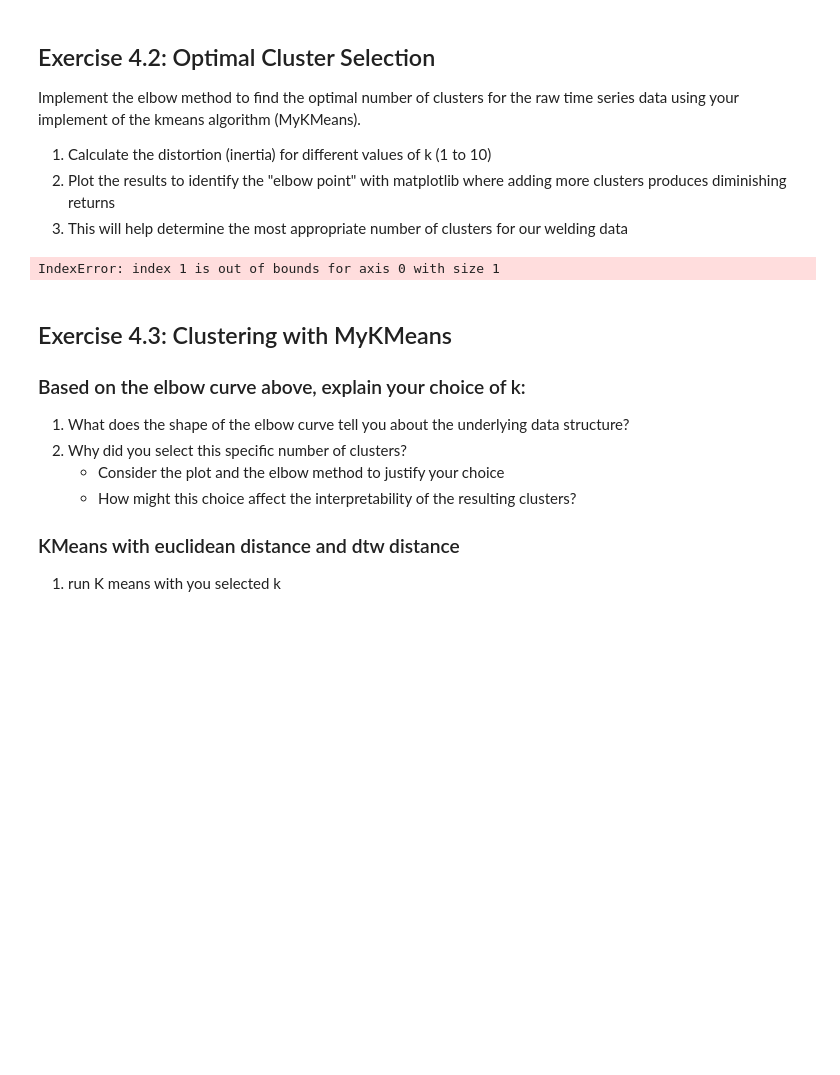
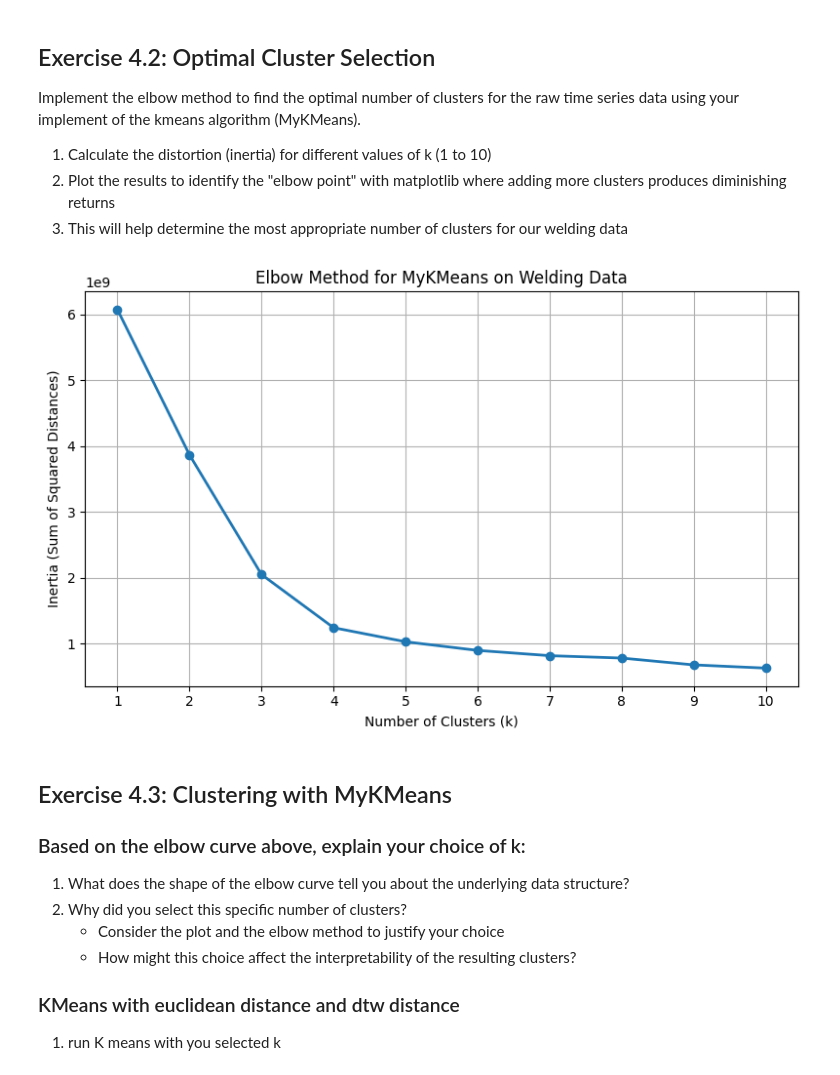
Before and after one commit to Lars-Hendrik2701/AMLProjectPart1, a Jupyter notebook: ex_04_clustering.ipynb, the cells around one changed output. Saved outputs shown, nothing was run; the diff lists cells and outputs as text; code cells hidden in the pictures; blank space fills up the shorter version.

```diff
--- a/ex_04_clustering.ipynb
+++ b/ex_04_clustering.ipynb
@@ -34,45 +34,46 @@ Implement the elbow method to find the optimal number of clusters for the raw ti
 2. Plot the results to identify the "elbow point" with matplotlib where adding more clusters produces diminishing returns
 3. This will help determine the most appropriate number of clusters for our welding data
 # %%
-def elbow_method(X, max_clusters=10, distance_metric="euclidean"):
+# 1) Flatten 3D time-series into 2D feature matrix once
+X_flat = data.reshape(data.shape[0], -1)
+assert X_flat.ndim == 2, f"Flattened data must be 2D, got {X_flat.ndim}D"
+
+# 2) Define reusable elbow_data function that expects 2D input
+def elbow_data(X, k_range=range(1, 11), distance_metric="euclidean",
+               max_iter=50, init_method="kmeans++"):
     """
-    Apply the elbow method to find the optimal number of clusters.
-
-    Args:
-        X: Feature matrix or raw data (numpy array or DataFrame)
-        max_clusters: Maximum number of clusters to try
-        distance_metric: Distance metric to use for MyKMeans
+    Compute inertia values for a range of cluster counts using MyKMeans on 2D data.
     """
-    ks = range(1, max_clusters + 1)
     inertias = []
-
-    for k in ks:
+    for k in k_range:
         model = MyKMeans(
             k=k,
-            max_iter=50,
+            max_iter=max_iter,
             distance_metric=distance_metric,
-            init_method='kmeans++'
+            init_method=init_method
         )
         model.fit(X)
         inertias.append(model.inertia_)
+    return inertias
 
-    # Plot the elbow curve
-    plt.figure(figsize=(8, 5))
-    plt.plot(ks, inertias, marker='o', linestyle='-')
-    plt.xticks(ks)
-    plt.xlabel('Number of Clusters (k)')
-    plt.ylabel('Inertia (Sum of Squared Distances)')
-    plt.title('Elbow Method for MyKMeans on Welding Data')
-    plt.grid(True)
-    plt.tight_layout()
-    # Save plot
-    plt.savefig(plot_path / 'elbow_method.png', dpi=300)
-    plt.show()
+# 3) Compute inertias for k=1..10
+ks = list(range(1, 11))
+inertias = elbow_data(X_flat, ks)
 
-# Usage
-elbow_method(data)
+# 4) Plot the elbow curve
+plt.figure(figsize=(8, 5))
+plt.plot(ks, inertias, 'o-', linewidth=2, markersize=6)
+plt.xticks(ks)
+plt.xlabel('Number of Clusters (k)')
+plt.ylabel('Inertia (Sum of Squared Distances)')
+plt.title('Elbow Method for MyKMeans on Welding Data')
+plt.grid(True)
+plt.tight_layout()
+# Save and show
+plt.savefig(plot_path / 'elbow_method_my_kmeans.png', dpi=300)
+plt.show()
 # %% [output]
-IndexError: index 1 is out of bounds for axis 0 with size 1
+[figure, added]
 # %% [markdown]
 ## Exercise 4.3: Clustering with MyKMeans
 
```
Also changed, not shown: parts of 1 cell of this notebook, 3 other files.
